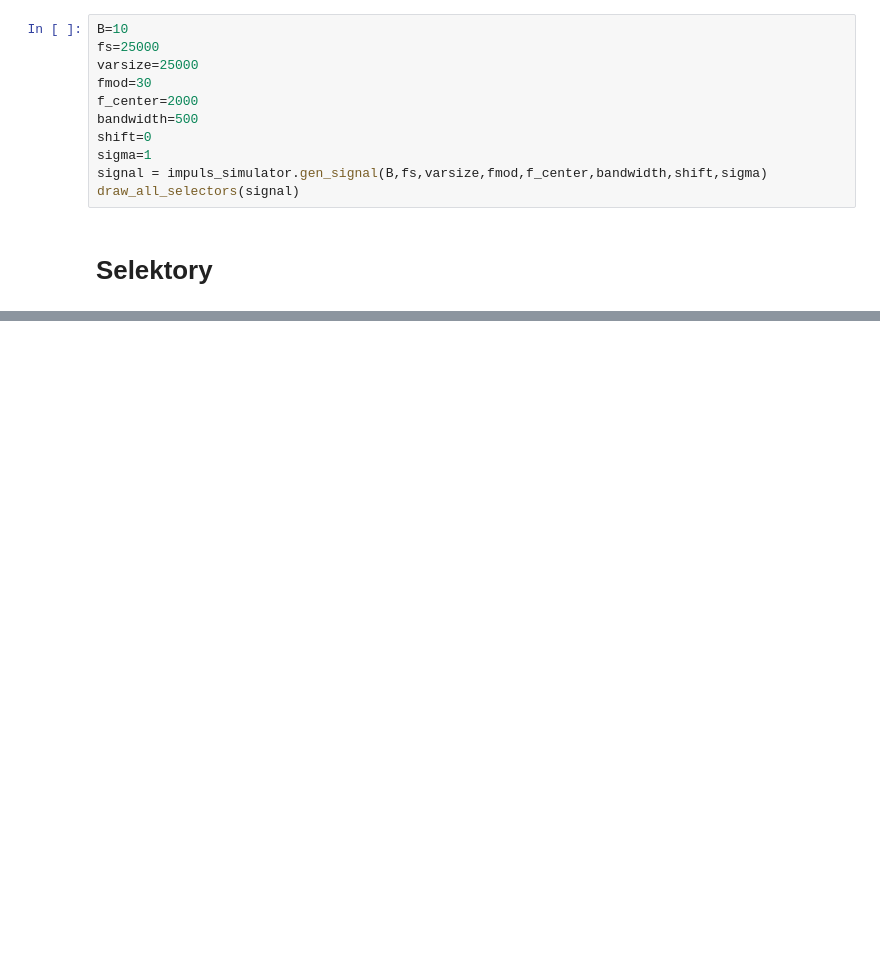
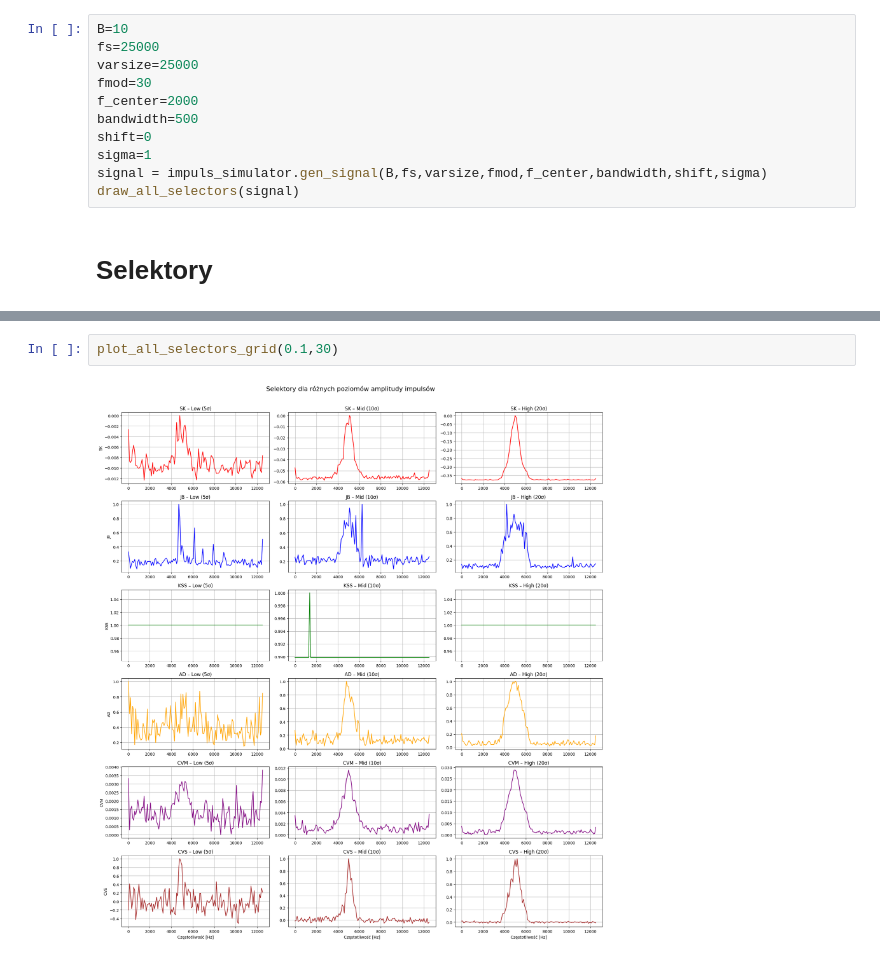
Before and after one commit to MD275996/System-to-identify-anomalies-in-vibration-signals-for-local-damage-detection-in-machines, a Jupyter notebook: main.ipynb, the cells around one changed output, grey strips where cells are left out. Cells and saved outputs as stored; diff of their text form; blank space fills up the shorter version.

```diff
--- a/main.ipynb
+++ b/main.ipynb
@@ -301,0 +356,4 @@ plot_all_selectors_grid(3,30)
+# %%
+plot_all_selectors_grid(0.1,30)
+# %% [output]
+[figure, added]
```
Also changed, not shown: parts of 6 cells of this notebook.
